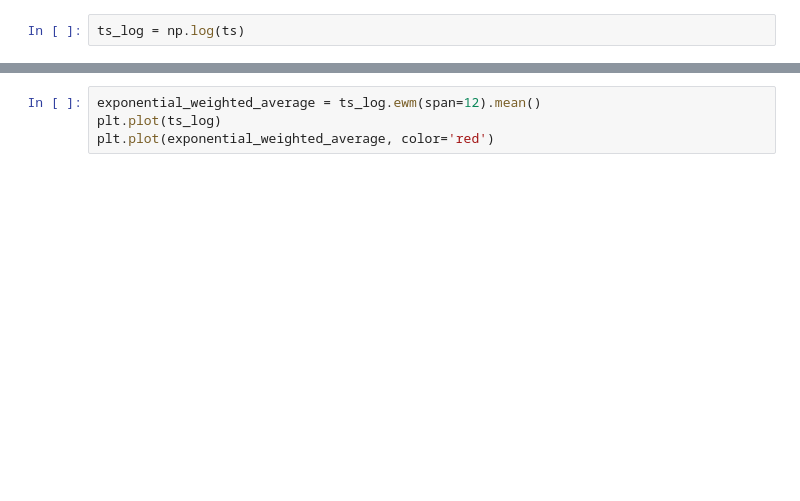
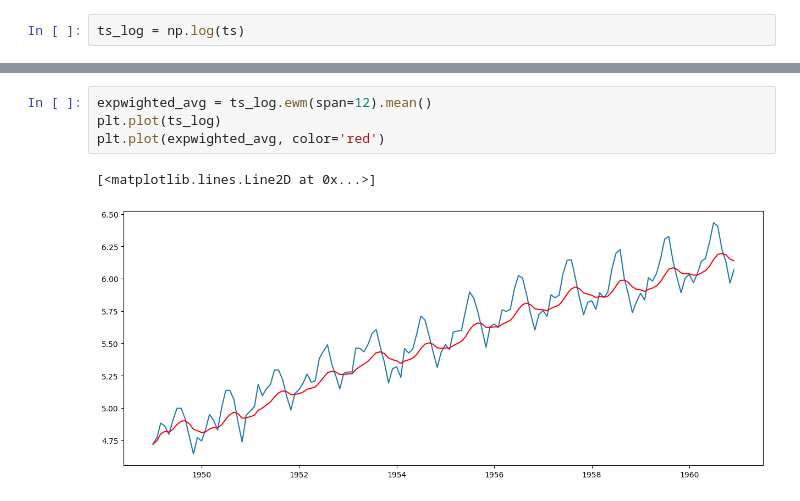
Before and after one commit to virtual-arin/Learning_Time, a Jupyter notebook: 16.Time_Series_Analysis_And_Forecasting/2.ARIMA_Practical/Practical.ipynb, the cells around one changed output, grey strips where cells are left out. Cells and saved outputs as stored; diff of their text form; blank space fills up the shorter version.

```diff
--- a/16.Time_Series_Analysis_And_Forecasting/2.ARIMA_Practical/Practical.ipynb
+++ b/16.Time_Series_Analysis_And_Forecasting/2.ARIMA_Practical/Practical.ipynb
@@ -118,5 +290,8 @@ test_stationarity(ts_log_moving_avg_diff)
 # %%
-exponential_weighted_average = ts_log.ewm(span=12).mean()
+expwighted_avg = ts_log.ewm(span=12).mean()
 plt.plot(ts_log)
-plt.plot(exponential_weighted_average, color='red')
+plt.plot(expwighted_avg, color='red')
+# %% [output]
+[<matplotlib.lines.Line2D at 0x...>]
+[figure, added]
 # %%
```
Also changed, not shown: parts of 62 cells of this notebook, 7 other files.
